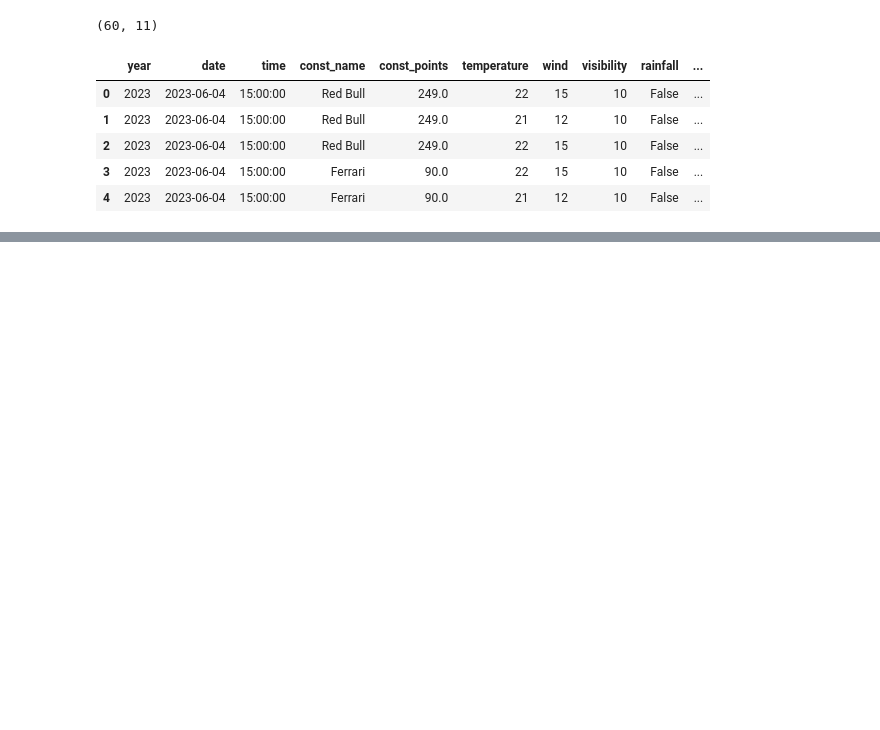
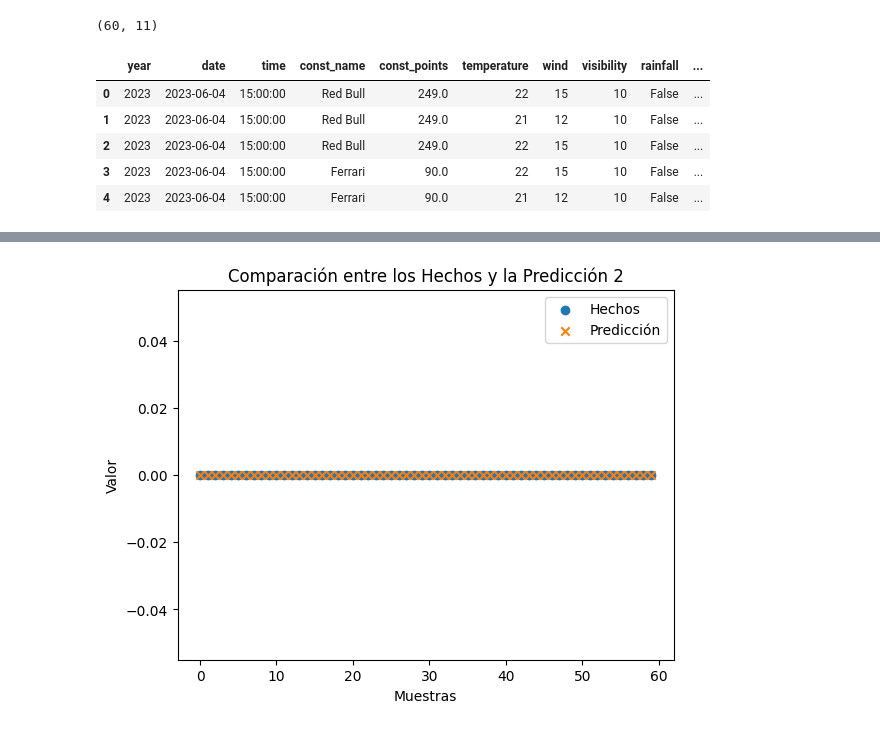
Before and after one commit to JuanGouveia/Final-Project, a Jupyter notebook: forecast/results.ipynb, the cells around one changed output, grey strips where cells are left out. Drawn from its saved outputs; the diff is of its cells as text; code cells hidden in the pictures; blank space fills up the shorter version.

```diff
--- a/forecast/results.ipynb
+++ b/forecast/results.ipynb
@@ -81,0 +116,4 @@ third.head()
+# %%
+comparison_second = pd.DataFrame({'Hechos': race['safety_car'], 'Predicción': first['safety_car']})
+
+comparison_second.head()
@@ -81,0 +127,10 @@ third.head()
+# %%
+plt.scatter(range(len(comparison_second)), comparison_second['Hechos'], label='Hechos', marker='o')
+plt.scatter(range(len(comparison_second)), comparison_second['Predicción'], label='Predicción', marker='x')
+plt.xlabel('Muestras')
+plt.ylabel('Valor')
+plt.title('Comparación entre los Hechos y la Predicción 2')
+plt.legend()
+plt.show();
+# %% [output]
+[figure, added]
```
Also changed, not shown: parts of 8 cells of this notebook, 6 other files.
